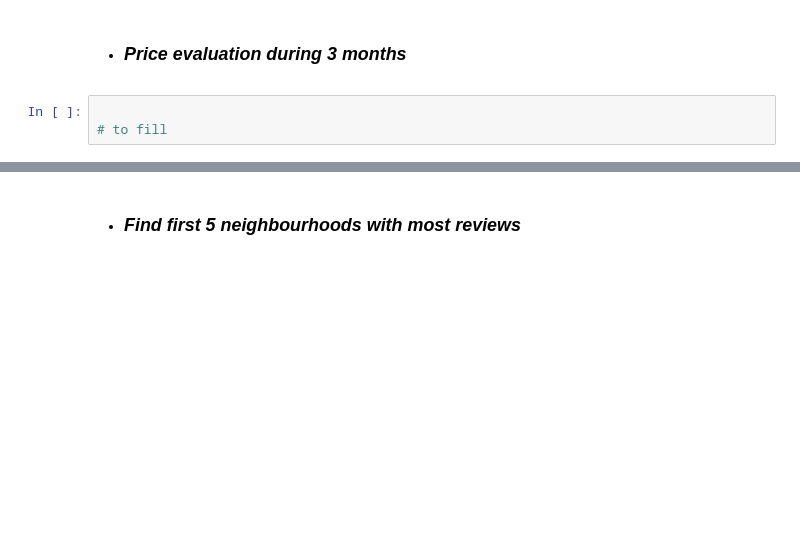
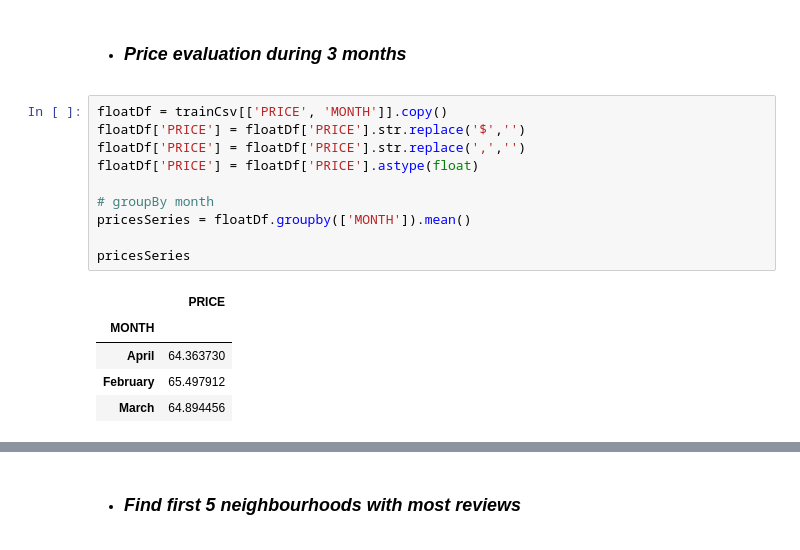
Before and after one commit to PanosEvange/DataMiningProj1_2020, a Jupyter notebook: Project1Final.ipynb, the cells around one changed output, grey strips where cells are left out. Saved outputs shown, nothing was run; the diff lists cells and outputs as text; blank space fills up the shorter version.

```diff
--- a/Project1Final.ipynb
+++ b/Project1Final.ipynb
@@ -278,6 +278,19 @@ print('The most common room type is the \'' + str(mostCommonRoomType.index[0]) +
 The most common room type is the 'Entire home/apt'
 # %% [markdown]
 - ### *Price evaluation during 3 months*
-# %%
-
-# to fill
+# %%
+floatDf = trainCsv[['PRICE', 'MONTH']].copy()
+floatDf['PRICE'] = floatDf['PRICE'].str.replace('$','')
+floatDf['PRICE'] = floatDf['PRICE'].str.replace(',','')
+floatDf['PRICE'] = floatDf['PRICE'].astype(float)
+
+# groupBy month
+pricesSeries = floatDf.groupby(['MONTH']).mean()
+
+pricesSeries
+# %% [output]
+|  | PRICE |
+| MONTH |  |
+| April | 64.363730 |
+| February | 65.497912 |
+| March | 64.894456 |
```
Also changed, not shown: parts of 5 cells of this notebook, 1 other file.
